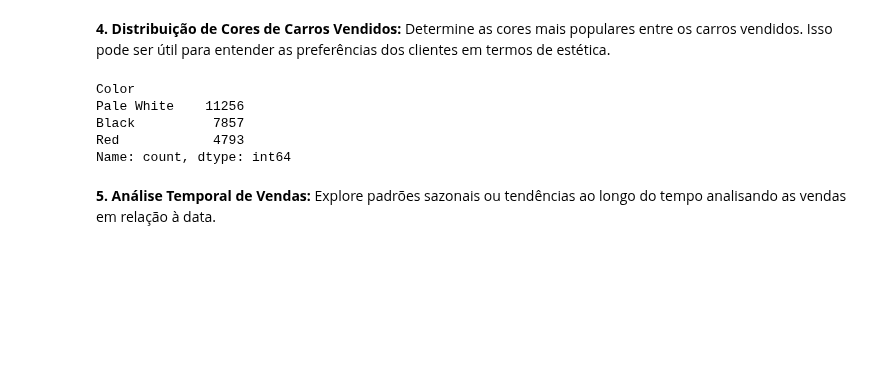
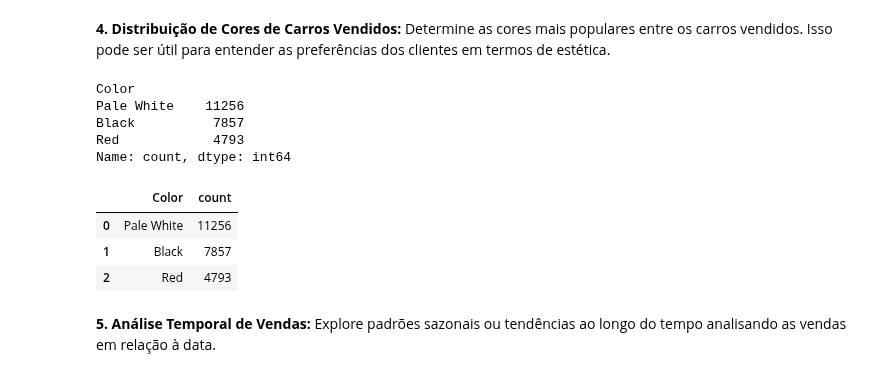
Before and after one commit to GabrielVila/Car-Sales-Report, a Jupyter notebook: projeto_carro.ipynb, the cells around one changed output. Cells and saved outputs as stored; diff of their text form; code cells hidden in the pictures; blank space fills up the shorter version.

Commit message:
Começando a criar o gráfico de cores

```diff
--- a/projeto_carro.ipynb
+++ b/projeto_carro.ipynb
@@ -425,6 +426,15 @@ Pale White    11256
 Black          7857
 Red            4793
 Name: count, dtype: int64
+# %%
+df_cores = dados['Color'].value_counts().reset_index()
+df_cores.colums = ['Color', 'count']
+df_cores
+# %% [output]
+|  | Color | count |
+| 0 | Pale White | 11256 |
+| 1 | Black | 7857 |
+| 2 | Red | 4793 |
 # %% [markdown]
 **5. Análise Temporal de Vendas:** Explore padrões sazonais ou tendências ao longo do tempo analisando as vendas em relação à data.
 # %%
```
Also changed, not shown: parts of 1 cell of this notebook.
